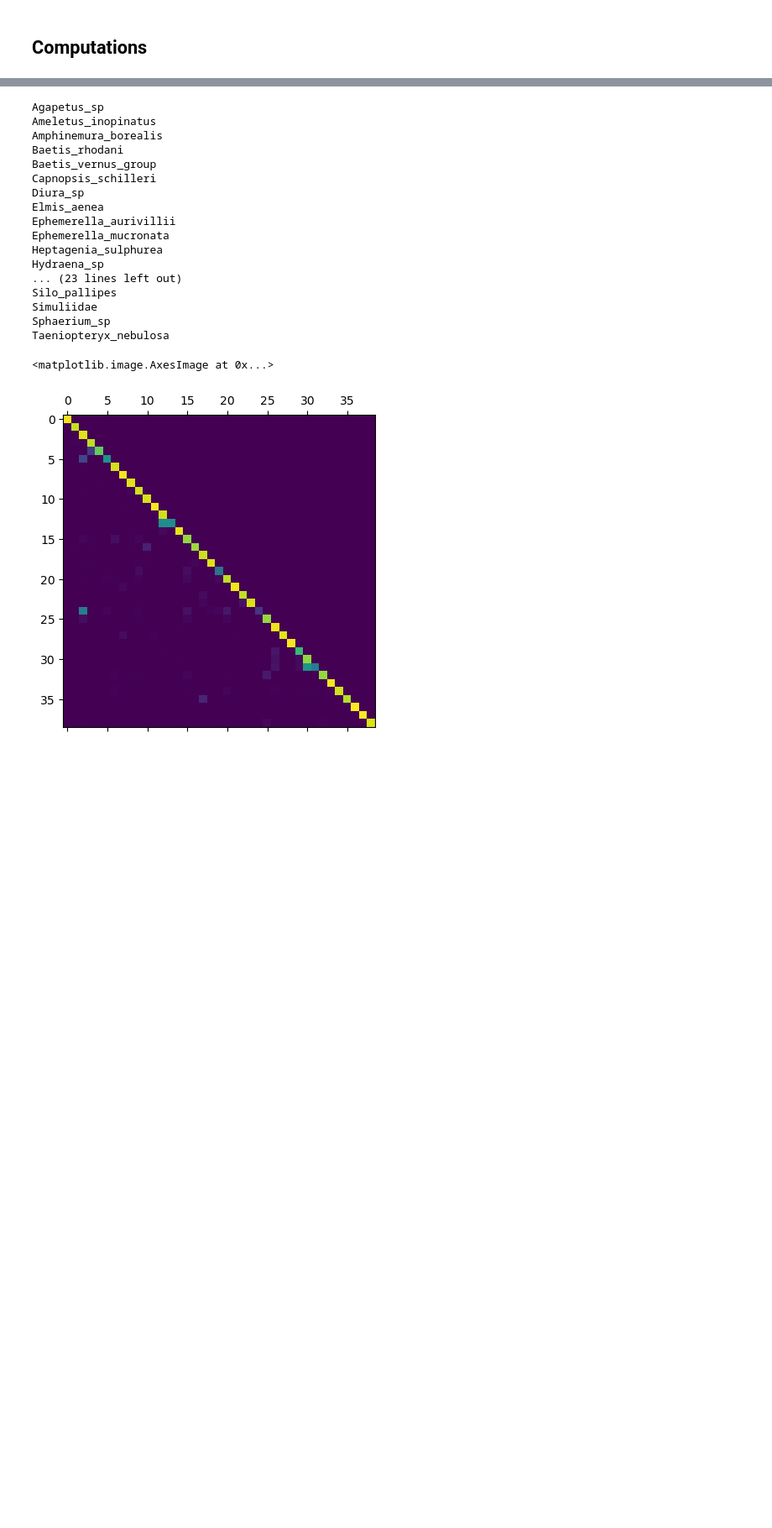
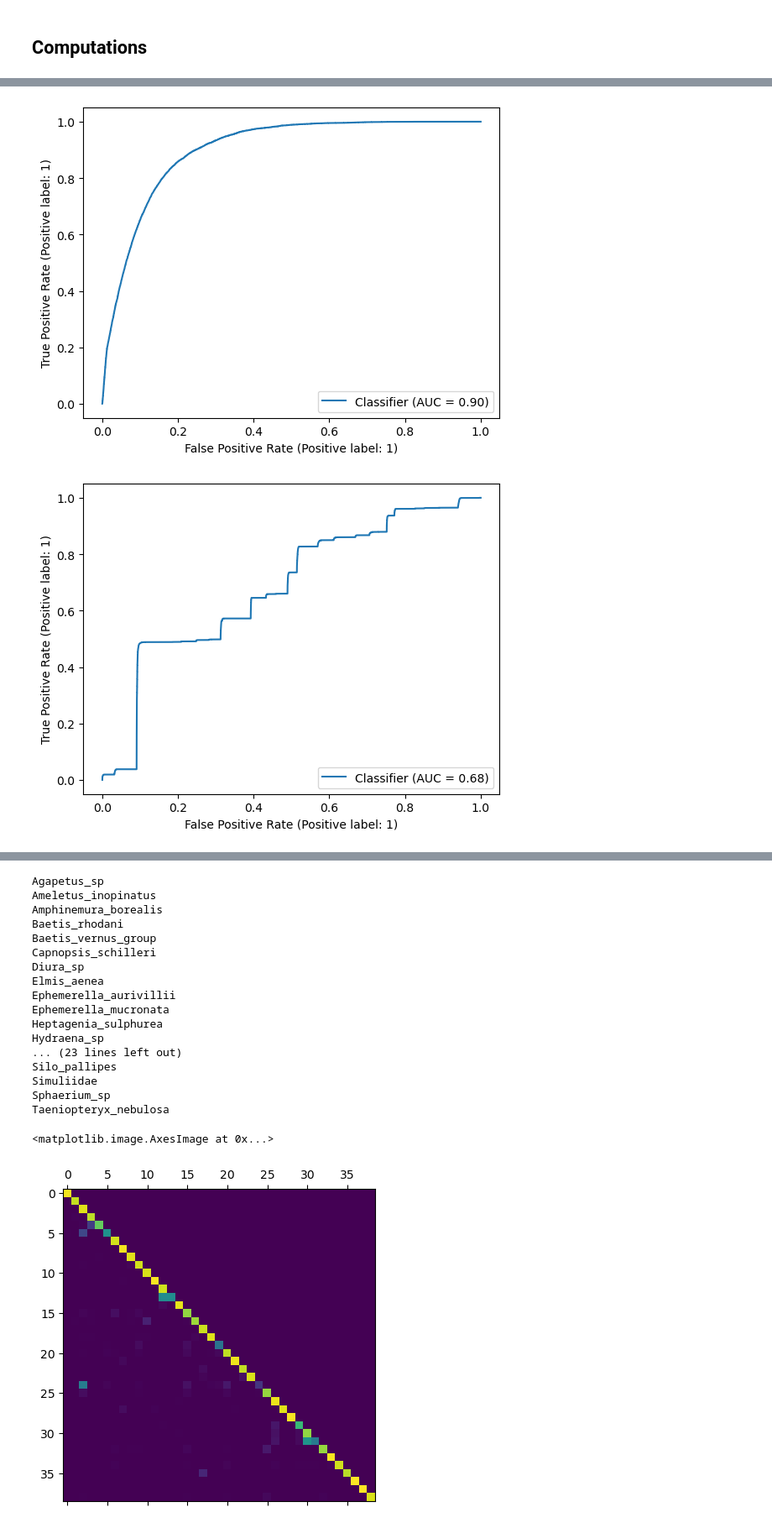
Before and after one commit to mikkoim/dnaimg-ood, a Jupyter notebook: notebooks/loo_fb2_process_all.ipynb, the cells around one changed output, grey strips where cells are left out. Shown at 84% size. Saved outputs shown, nothing was run; the diff lists cells and outputs as text; code cells hidden in the pictures; blank space fills up the shorter version.

Commit message:
submission notebook

```diff
--- a/notebooks/loo_fb2_process_all.ipynb
+++ b/notebooks/loo_fb2_process_all.ipynb
@@ -346,12 +176,0 @@ metric_df.query("method=='dna_quantile' and cnn_metric=='H'")
-# %%
-from tqdm.notebook import tqdm
-metric_dfs = []
-for label, model_name in tqdm(zip(config["labels"], config["ckpts"]), total=len(config["labels"])):
-    df_pred, n_col = load_data(label, model_name)
-    df_pred = calc_classifier_metrics(df_pred, n_col)
-    sorted_dfs = calculate_all_dfs(label, df_pred, D)
-
-    metric_df = calc_all_metrics(sorted_dfs)
-    metric_df.insert(0, "label", label)
-    metric_dfs.append(metric_df)
-    print(label)
@@ -438,0 +278,21 @@ score_df
+# %%
+y_pred = sorted_dfs["y_pred"]
+from sklearn.metrics import RocCurveDisplay, PrecisionRecallDisplay
+
+cnn_metric = "MSP"
+dna_distance = "k80"
+RocCurveDisplay.from_predictions(
+    sorted_dfs["by_cnn"][cnn_metric].is_outlier,
+    y_pred
+)
+RocCurveDisplay.from_predictions(
+    sorted_dfs["by_dna"][dna_distance]["dna"][cnn_metric].is_outlier,
+    y_pred
+)
+display = RocCurveDisplay.from_predictions(
+    sorted_dfs["by_dna"][dna_distance]["dna_quantile"][cnn_metric].is_outlier,
+    y_pred
+)
+# %% [output]
+[figure, added]
+[figure, added]
```
Also changed, not shown: parts of 74 cells of this notebook, 14 other files.
